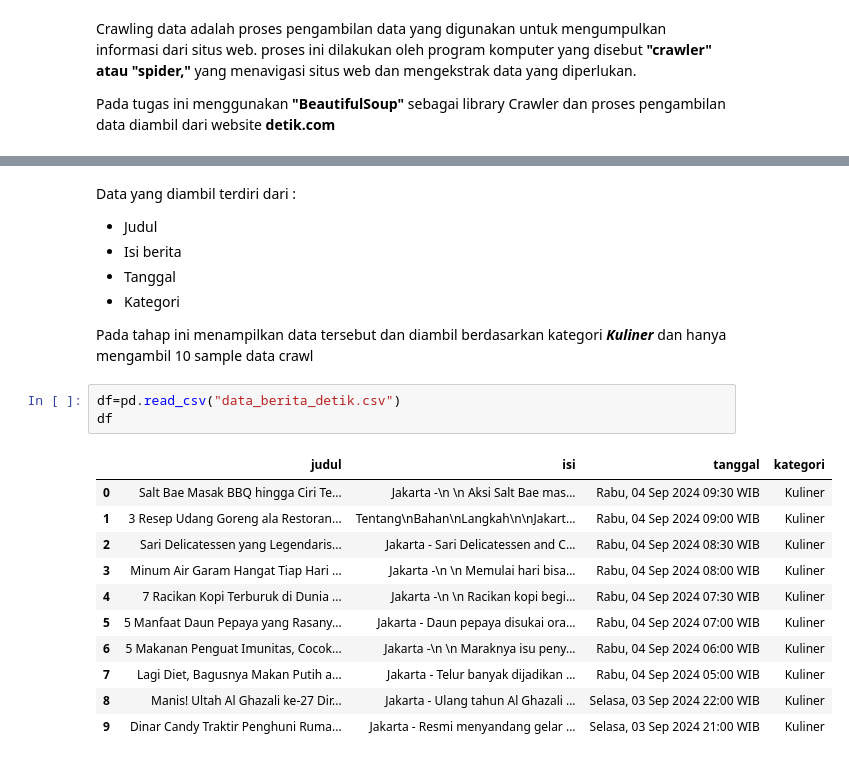
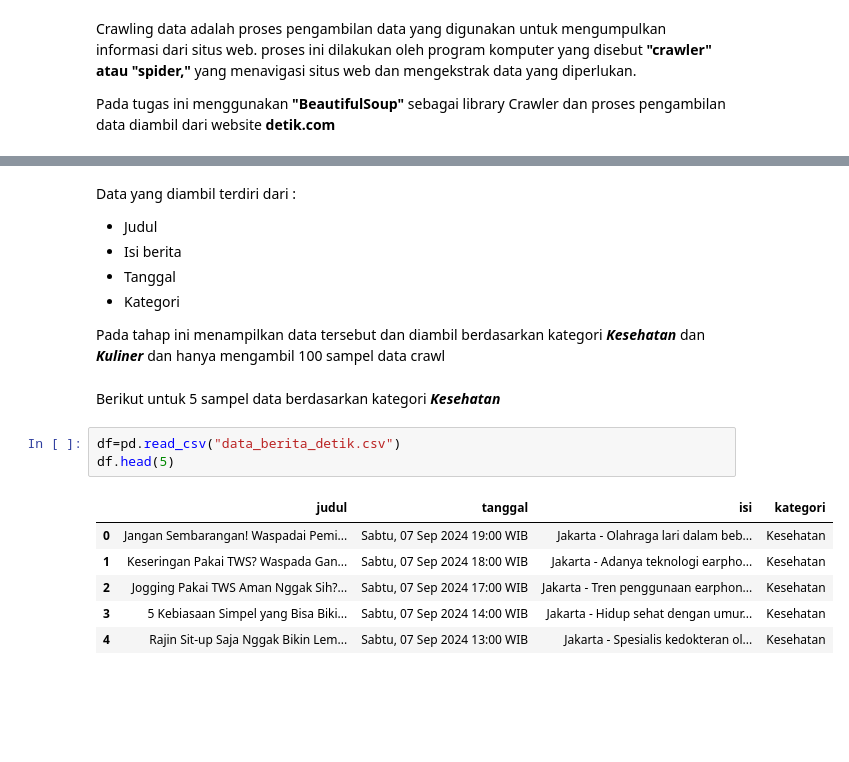
Before and after one commit to achmadbaharuddinakbar/PPW-A, a Jupyter notebook: _sources/tugas-ppw/Tugas1.ipynb, the cells around one changed output, grey strips where cells are left out. Cells and saved outputs as stored; diff of their text form; blank space fills up the shorter version.

```diff
--- a/_sources/tugas-ppw/Tugas1.ipynb
+++ b/_sources/tugas-ppw/Tugas1.ipynb
@@ -102,19 +161,17 @@ Data yang diambil terdiri dari :
 - Tanggal
 - Kategori
 
-Pada tahap ini menampilkan data tersebut dan diambil berdasarkan kategori ***Kuliner*** dan hanya mengambil 10 sample data crawl
+Pada tahap ini menampilkan data tersebut dan diambil berdasarkan kategori
+***Kesehatan*** dan ***Kuliner*** dan hanya mengambil 100 sampel data crawl
+# %% [markdown]
+Berikut untuk 5 sampel data berdasarkan kategori ***Kesehatan***
 # %%
 df=pd.read_csv("data_berita_detik.csv")
-df
+df.head(5)
 # %% [output]
-|  | judul | isi | tanggal | kategori |
-| 0 | Salt Bae Masak BBQ hingga Ciri Te... | Jakarta -\n \n Aksi Salt Bae mas... | Rabu, 04 Sep 2024 09:30 WIB | Kuliner |
-| 1 | 3 Resep Udang Goreng ala Restoran... | Tentang\nBahan\nLangkah\n\nJakart... | Rabu, 04 Sep 2024 09:00 WIB | Kuliner |
-| 2 | Sari Delicatessen yang Legendaris... | Jakarta - Sari Delicatessen and C... | Rabu, 04 Sep 2024 08:30 WIB | Kuliner |
-| 3 | Minum Air Garam Hangat Tiap Hari ... | Jakarta -\n \n Memulai hari bisa... | Rabu, 04 Sep 2024 08:00 WIB | Kuliner |
-| 4 | 7 Racikan Kopi Terburuk di Dunia ... | Jakarta -\n \n Racikan kopi begi... | Rabu, 04 Sep 2024 07:30 WIB | Kuliner |
-| 5 | 5 Manfaat Daun Pepaya yang Rasany... | Jakarta - Daun pepaya disukai ora... | Rabu, 04 Sep 2024 07:00 WIB | Kuliner |
-| 6 | 5 Makanan Penguat Imunitas, Cocok... | Jakarta -\n \n Maraknya isu peny... | Rabu, 04 Sep 2024 06:00 WIB | Kuliner |
-| 7 | Lagi Diet, Bagusnya Makan Putih a... | Jakarta - Telur banyak dijadikan ... | Rabu, 04 Sep 2024 05:00 WIB | Kuliner |
-| 8 | Manis! Ultah Al Ghazali ke-27 Dir... | Jakarta - Ulang tahun Al Ghazali ... | Selasa, 03 Sep 2024 22:00 WIB | Kuliner |
-| 9 | Dinar Candy Traktir Penghuni Ruma... | Jakarta - Resmi menyandang gelar ... | Selasa, 03 Sep 2024 21:00 WIB | Kuliner |
+|  | judul | tanggal | isi | kategori |
+| 0 | Jangan Sembarangan! Waspadai Pemi... | Sabtu, 07 Sep 2024 19:00 WIB | Jakarta - Olahraga lari dalam beb... | Kesehatan |
+| 1 | Keseringan Pakai TWS? Waspada Gan... | Sabtu, 07 Sep 2024 18:00 WIB | Jakarta - Adanya teknologi earpho... | Kesehatan |
+| 2 | Jogging Pakai TWS Aman Nggak Sih?... | Sabtu, 07 Sep 2024 17:00 WIB | Jakarta - Tren penggunaan earphon... | Kesehatan |
+| 3 | 5 Kebiasaan Simpel yang Bisa Biki... | Sabtu, 07 Sep 2024 14:00 WIB | Jakarta - Hidup sehat dengan umur... | Kesehatan |
+| 4 | Rajin Sit-up Saja Nggak Bikin Lem... | Sabtu, 07 Sep 2024 13:00 WIB | Jakarta - Spesialis kedokteran ol... | Kesehatan |
```
Also changed, not shown: parts of 10 cells of this notebook, 12 other files.
